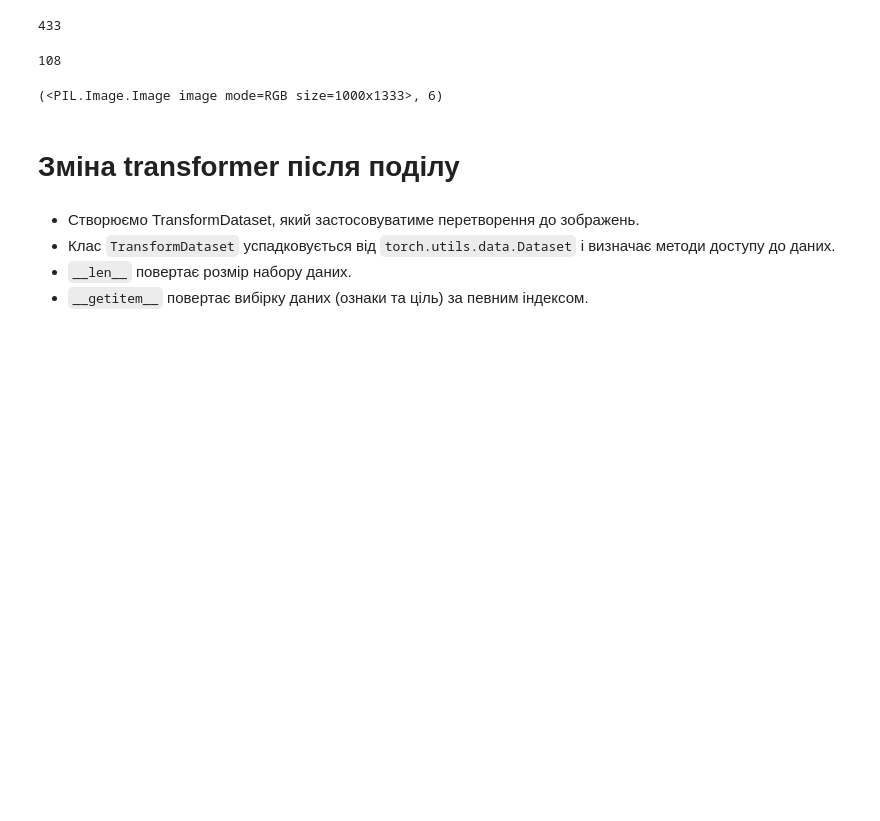
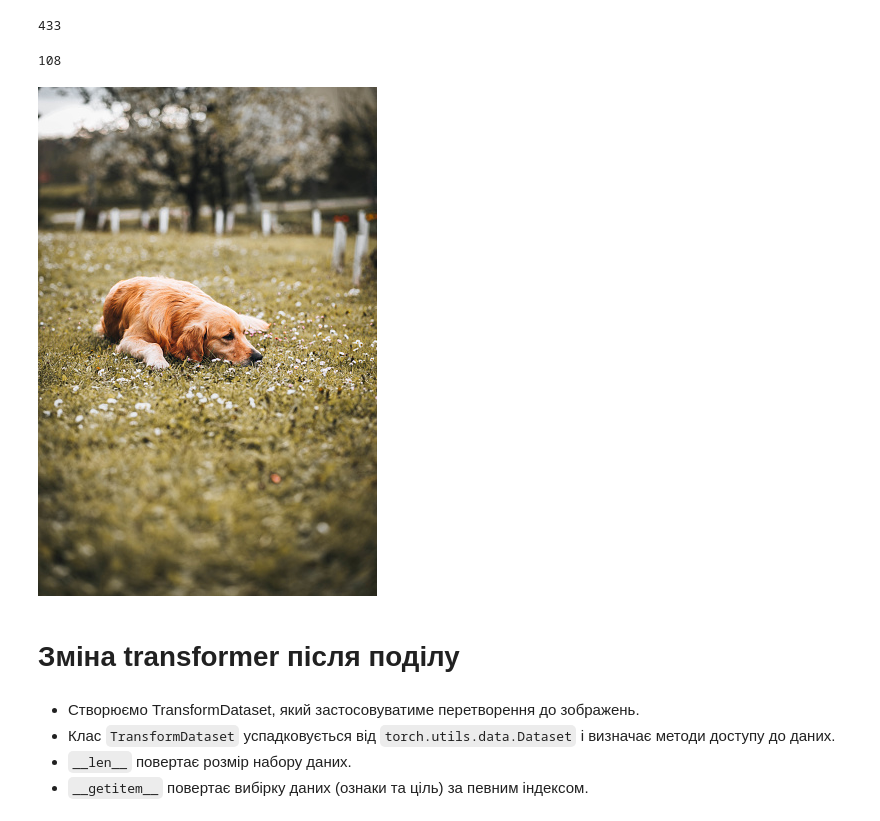
Before and after one commit to HalyshAnton/ITStep-AI, a Jupyter notebook: Neural_network.ipynb, the cells around one changed output. Drawn from its saved outputs; the diff is of its cells as text; code cells hidden in the pictures; blank space fills up the shorter version.

```diff
--- a/Neural_network.ipynb
+++ b/Neural_network.ipynb
@@ -260,8 +217,6 @@ torch.Size([3, 224, 224])
 
 * Поділ вашого набору даних на навчальний та валідаційний набори має вирішальне значення для оцінювання моделі.
 * Функція `random_split` у PyTorch дозволяє випадковим чином розділити набір даних у потрібних пропорціях.
-# %%
-dataset = datasets.ImageFolder(data_dir)
 # %%
 from torch.utils.data import random_split
 
@@ -275,10 +233,12 @@ len(train_dataset)
 len(test_dataset)
 # %% [output]
 108
-# %%
-train_dataset[1]
-# %% [output]
-(<PIL.Image.Image image mode=RGB size=1000x1333>, 6)
+# %%
+X, y = train_dataset[0]
+# %%
+X
+# %% [output]
+[figure, added]
 # %% [markdown]
 # Зміна transformer після поділу
 # %% [markdown]
```
Also changed, not shown: parts of 58 cells of this notebook.
